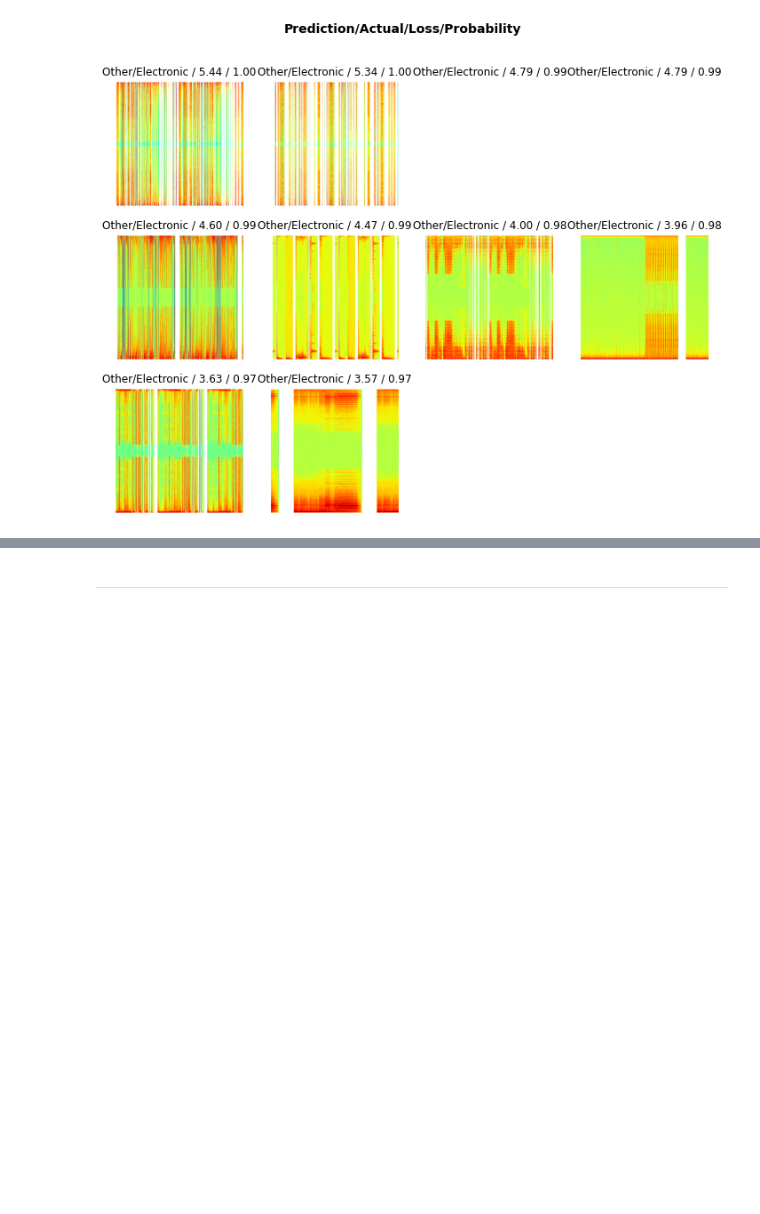
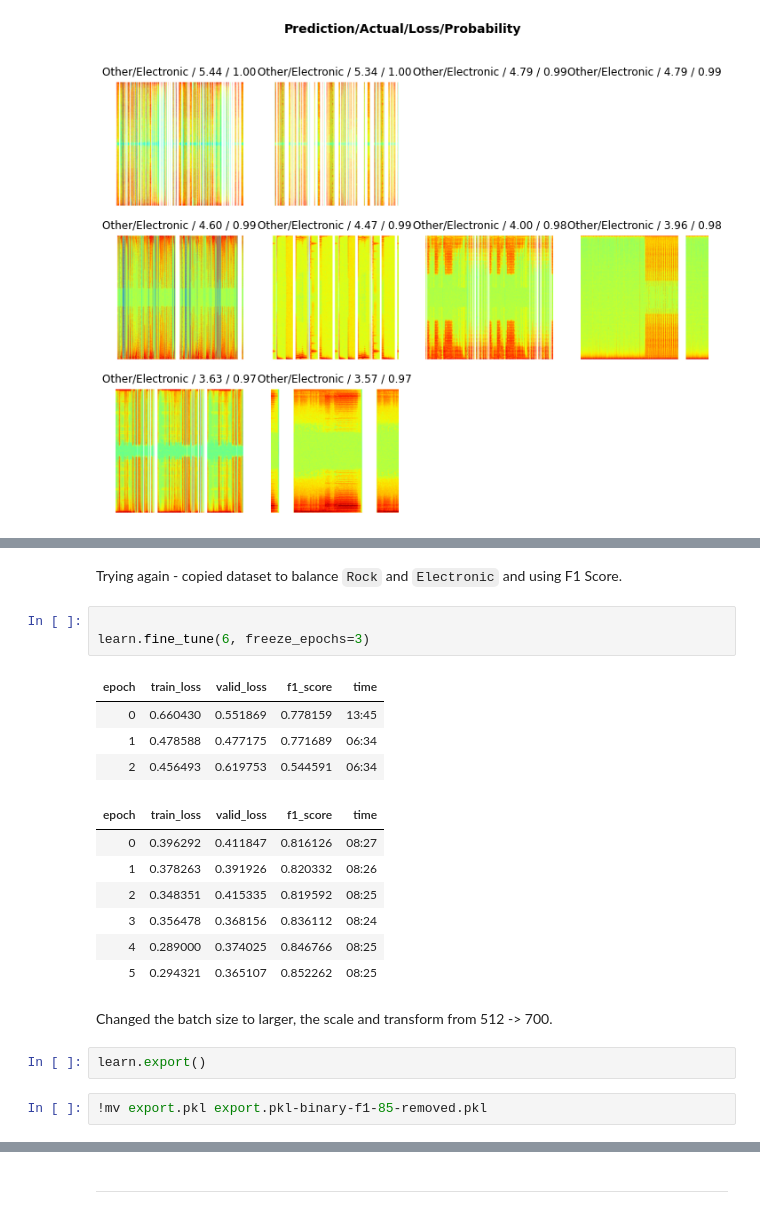
Before and after one commit to amunchet/cormorant, a Jupyter notebook: phase_two/Cormorant.ipynb, the cells around one changed output, grey strips where cells are left out. Cells and saved outputs as stored; diff of their text form; blank space fills up the shorter version.

```diff
--- a/phase_two/Cormorant.ipynb
+++ b/phase_two/Cormorant.ipynb
@@ -551,0 +603,23 @@ interp.plot_top_losses(10)
+# %% [markdown]
+Trying again - copied dataset to balance `Rock` and `Electronic` and using F1 Score.
+# %%
+
+learn.fine_tune(6, freeze_epochs=3)
+# %% [output]
+| epoch | train_loss | valid_loss | f1_score | time |
+| 0 | 0.660430 | 0.551869 | 0.778159 | 13:45 |
+| 1 | 0.478588 | 0.477175 | 0.771689 | 06:34 |
+| 2 | 0.456493 | 0.619753 | 0.544591 | 06:34 |
+| epoch | train_loss | valid_loss | f1_score | time |
+| 0 | 0.396292 | 0.411847 | 0.816126 | 08:27 |
+| 1 | 0.378263 | 0.391926 | 0.820332 | 08:26 |
+| 2 | 0.348351 | 0.415335 | 0.819592 | 08:25 |
+| 3 | 0.356478 | 0.368156 | 0.836112 | 08:24 |
+| 4 | 0.289000 | 0.374025 | 0.846766 | 08:25 |
+| 5 | 0.294321 | 0.365107 | 0.852262 | 08:25 |
+# %% [markdown]
+Changed the batch size to larger, the scale and transform from 512 -> 700.
+# %%
+learn.export()
+# %%
+!mv export.pkl export.pkl-binary-f1-85-removed.pkl
```
Also changed, not shown: parts of 26 cells of this notebook.
